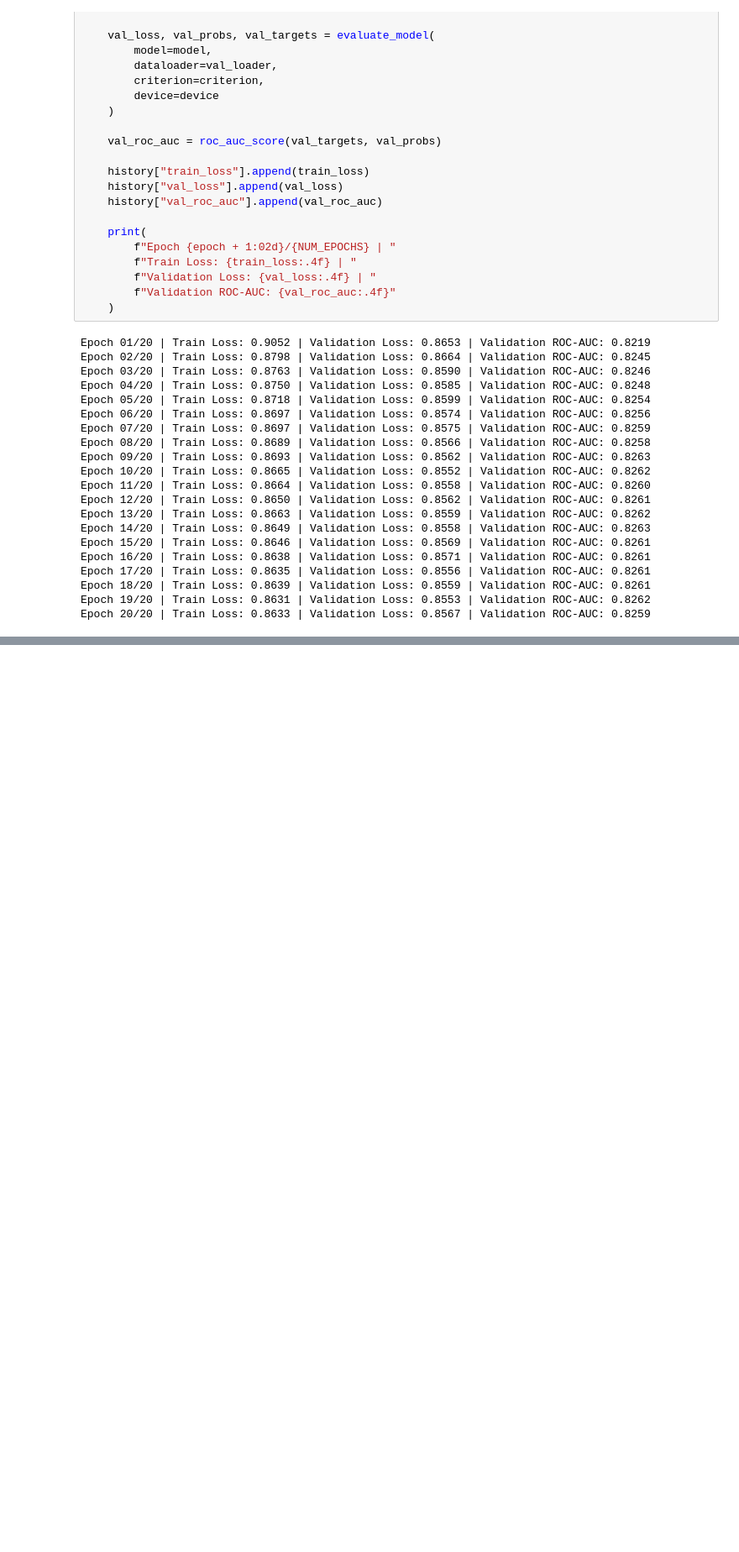
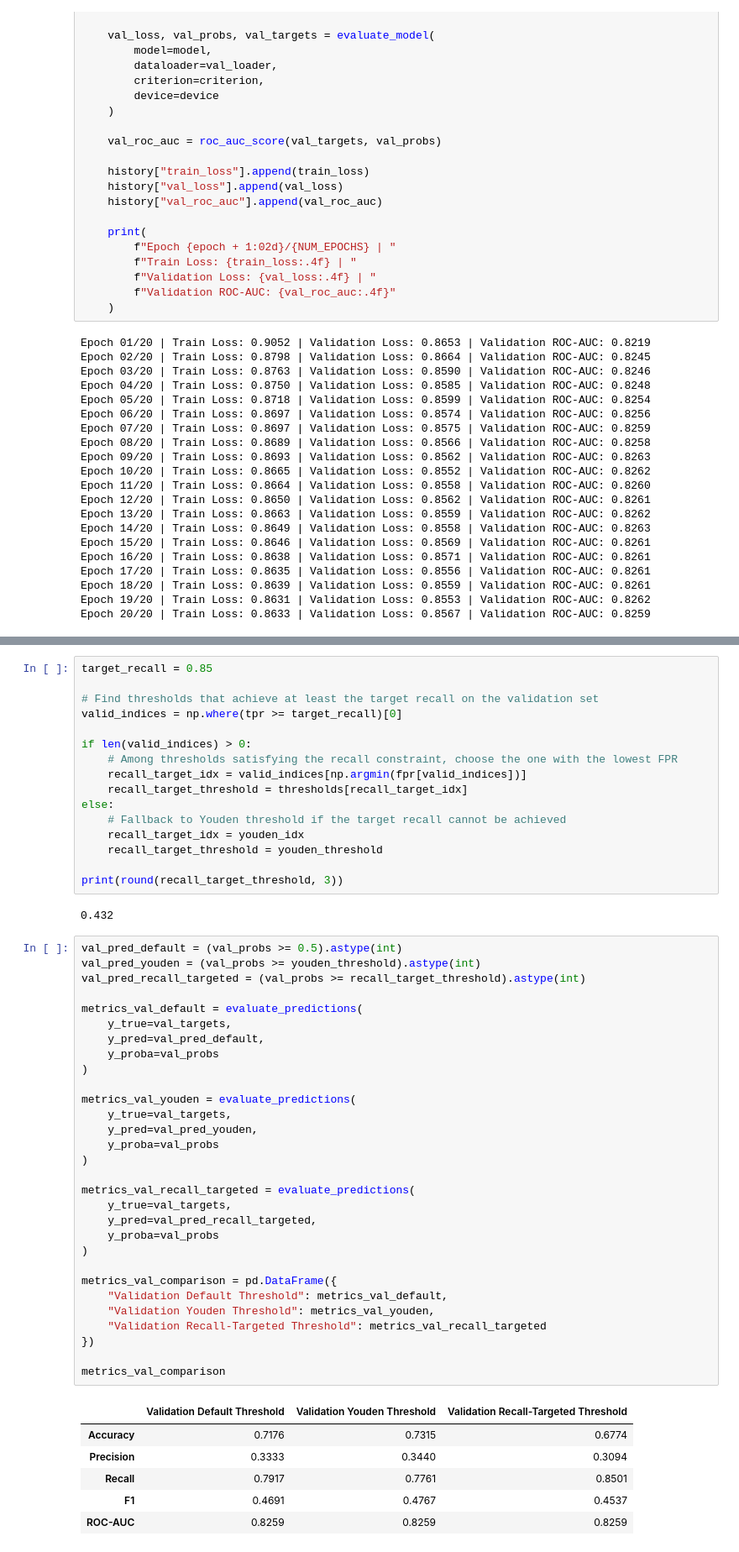
Before and after one commit to jayjay0317/diabetes-risk-reliability-pytorch, a Jupyter notebook: notebooks/03_pytorch_mlp_training.ipynb, the cells around one changed output, grey strips where cells are left out. Shown at 84% size. Saved outputs shown, nothing was run; the diff lists cells and outputs as text; blank space fills up the shorter version.

```diff
--- a/notebooks/03_pytorch_mlp_training.ipynb
+++ b/notebooks/03_pytorch_mlp_training.ipynb
@@ -521,0 +589,55 @@ Epoch 20/20 | Train Loss: 0.8633 | Validation Loss: 0.8567 | Validation ROC-AUC:
+# %%
+target_recall = 0.85
+
+# Find thresholds that achieve at least the target recall on the validation set
+valid_indices = np.where(tpr >= target_recall)[0]
+
+if len(valid_indices) > 0:
+    # Among thresholds satisfying the recall constraint, choose the one with the lowest FPR
+    recall_target_idx = valid_indices[np.argmin(fpr[valid_indices])]
+    recall_target_threshold = thresholds[recall_target_idx]
+else:
+    # Fallback to Youden threshold if the target recall cannot be achieved
+    recall_target_idx = youden_idx
+    recall_target_threshold = youden_threshold
+
+print(round(recall_target_threshold, 3))
+# %% [output]
+0.432
+# %%
+val_pred_default = (val_probs >= 0.5).astype(int)
+val_pred_youden = (val_probs >= youden_threshold).astype(int)
+val_pred_recall_targeted = (val_probs >= recall_target_threshold).astype(int)
+
+metrics_val_default = evaluate_predictions(
+    y_true=val_targets,
+    y_pred=val_pred_default,
+    y_proba=val_probs
+)
+
+metrics_val_youden = evaluate_predictions(
+    y_true=val_targets,
+    y_pred=val_pred_youden,
+    y_proba=val_probs
+)
+
+metrics_val_recall_targeted = evaluate_predictions(
+    y_true=val_targets,
+    y_pred=val_pred_recall_targeted,
+    y_proba=val_probs
+)
+
+metrics_val_comparison = pd.DataFrame({
+    "Validation Default Threshold": metrics_val_default,
+    "Validation Youden Threshold": metrics_val_youden,
+    "Validation Recall-Targeted Threshold": metrics_val_recall_targeted
+})
+
+metrics_val_comparison
+# %% [output]
+|  | Validation Default Threshold | Validation Youden Threshold | Validation Recall-Targeted Threshold |
+| Accuracy | 0.7176 | 0.7315 | 0.6774 |
+| Precision | 0.3333 | 0.3440 | 0.3094 |
+| Recall | 0.7917 | 0.7761 | 0.8501 |
+| F1 | 0.4691 | 0.4767 | 0.4537 |
+| ROC-AUC | 0.8259 | 0.8259 | 0.8259 |
```
Also changed, not shown: parts of 7 cells of this notebook.
